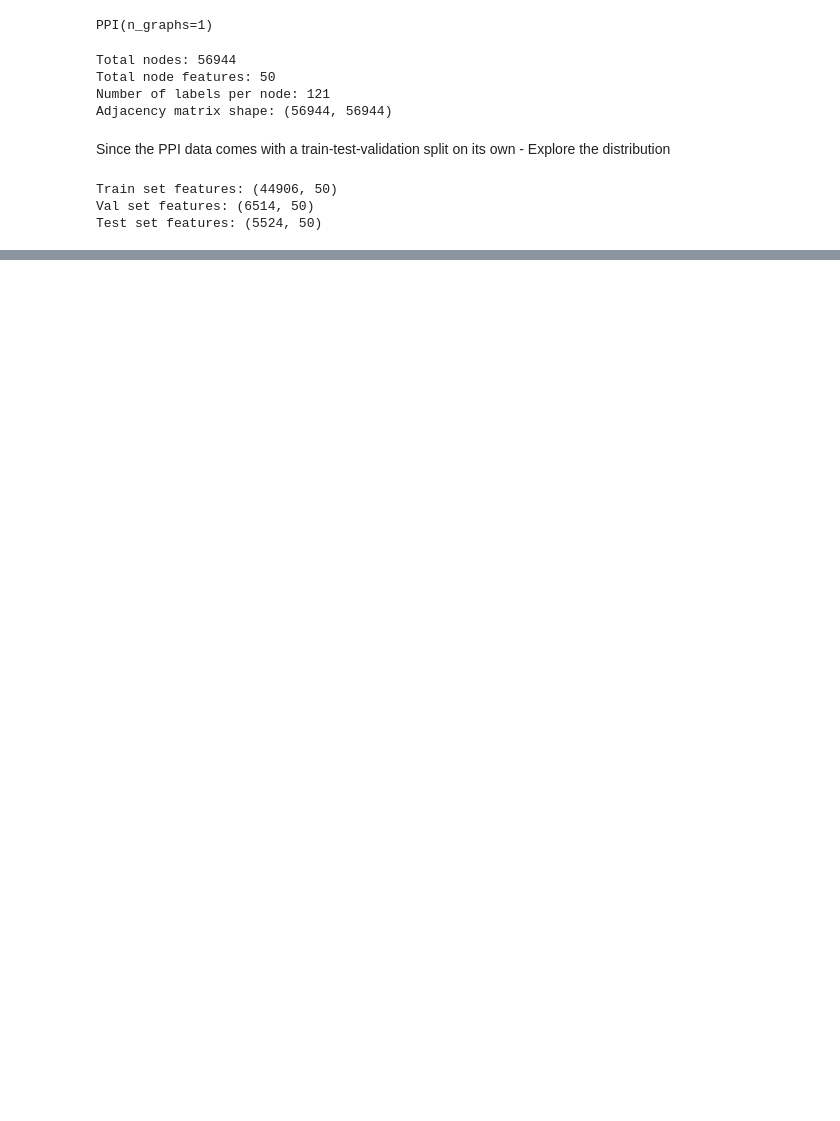
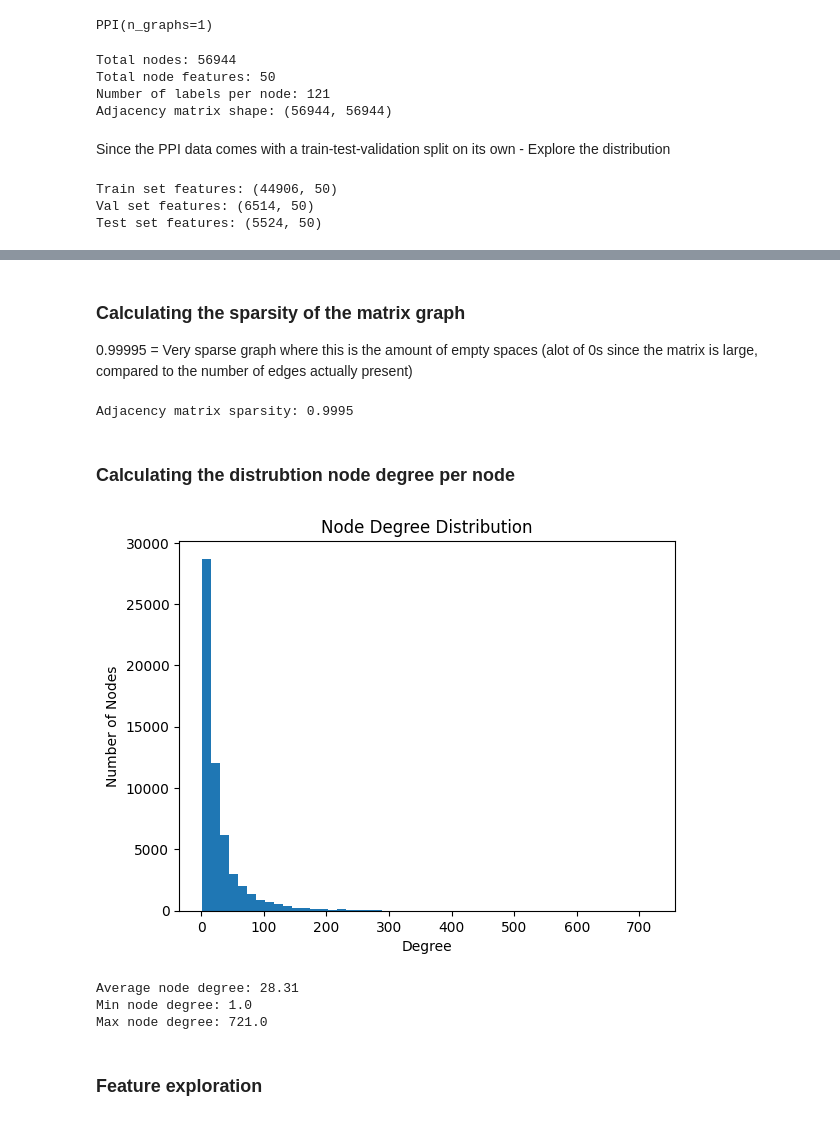
Before and after one commit to tshjustin/PPI_EDA, a Jupyter notebook: EDA_PPI.ipynb, the cells around one changed output, grey strips where cells are left out. Saved outputs shown, nothing was run; the diff lists cells and outputs as text; code cells hidden in the pictures; blank space fills up the shorter version.

```diff
--- a/EDA_PPI.ipynb
+++ b/EDA_PPI.ipynb
@@ -79,0 +162,31 @@ ModuleNotFoundError: No module named 'matplotlib'
+# %% [markdown]
+### Calculating the sparsity of the matrix graph
+
+0.99995 = Very sparse graph where this is the amount of empty spaces (alot of 0s since the matrix is large, compared to the number of edges actually present)
+# %%
+adj_sparsity = 1 - (graph.a.count_nonzero() / (graph.a.shape[0] ** 2))
+
+print(f"Adjacency matrix sparsity: {adj_sparsity:.4f}")
+# %% [output]
+Adjacency matrix sparsity: 0.9995
+# %% [markdown]
+### Calculating the distrubtion node degree per node
+# %%
+node_degrees = np.array(graph.a.sum(axis=1)).flatten()
+
+plt.hist(node_degrees, bins=50)
+plt.title('Node Degree Distribution')
+plt.xlabel('Degree')
+plt.ylabel('Number of Nodes')
+plt.show()
+
+print(f"Average node degree: {np.mean(node_degrees):.2f}")
+print(f"Min node degree: {np.min(node_degrees)}")
+print(f"Max node degree: {np.max(node_degrees)}")
+# %% [output]
+[figure, added]
+Average node degree: 28.31
+Min node degree: 1.0
+Max node degree: 721.0
+# %% [markdown]
+### Feature exploration
```
Also changed, not shown: parts of 17 cells of this notebook, 1 other file.
